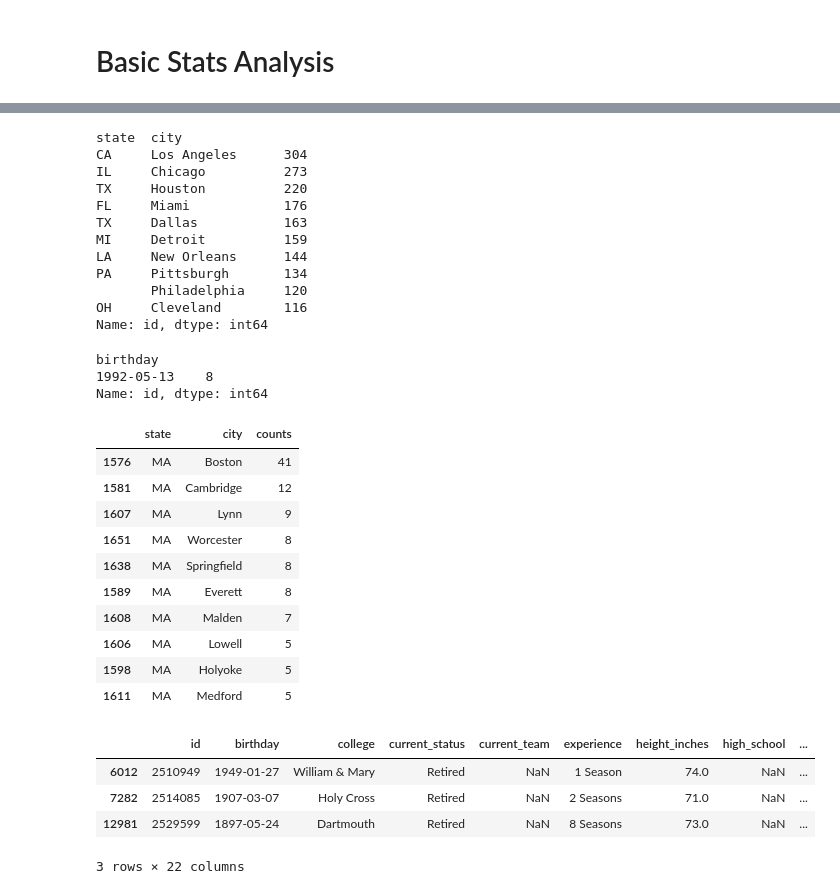
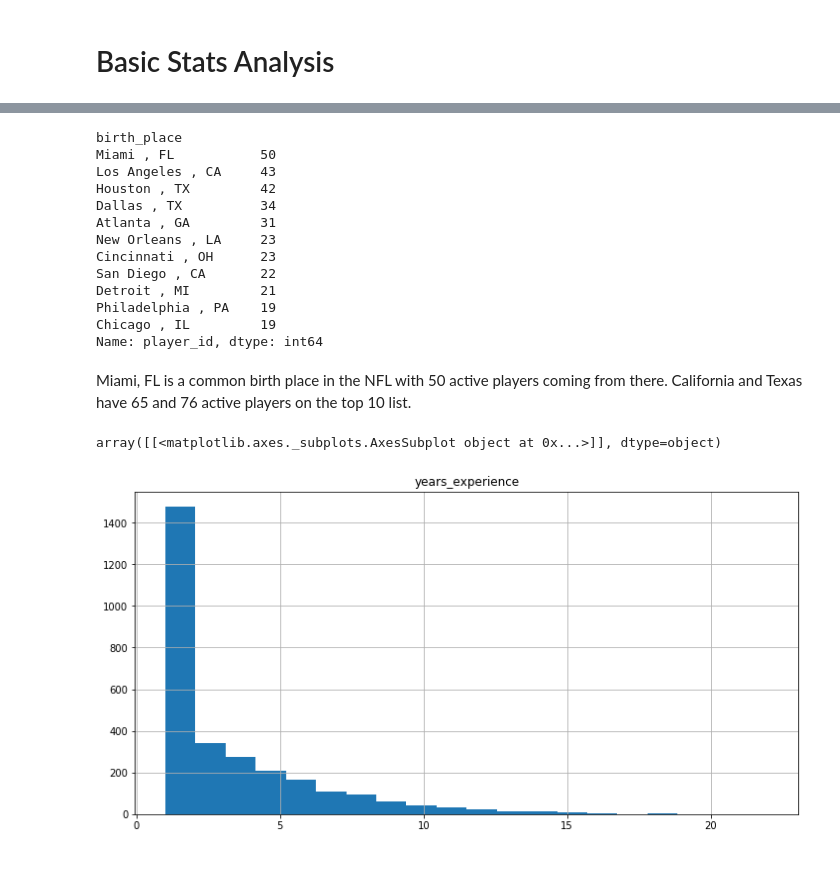
Before and after one commit to ccentola/nfl-eda, a Jupyter notebook: basic_stats_analysis.ipynb, the cells around one changed output, grey strips where cells are left out. Drawn from its saved outputs; the diff is of its cells as text; code cells hidden in the pictures; blank space fills up the shorter version.

```diff
--- a/basic_stats_analysis.ipynb
+++ b/basic_stats_analysis.ipynb
@@ -61,48 +256,25 @@ Name: id, dtype: int64
 # %%
-# top 10 city/state combinations
-df.groupby(['state', 'city'])['id'].count().sort_values(ascending=False).head(10)
+# popular birth places
+df.groupby('birth_place')['player_id'].count().sort_values(ascending=False)[0:11]
 # %% [output]
-state  city
-CA     Los Angeles      304
-IL     Chicago          273
-TX     Houston          220
-FL     Miami            176
-TX     Dallas           163
-MI     Detroit          159
-LA     New Orleans      144
-PA     Pittsburgh       134
-       Philadelphia     120
-OH     Cleveland        116
-Name: id, dtype: int64
+birth_place
+Miami , FL           50
+Los Angeles , CA     43
+Houston , TX         42
+Dallas , TX          34
+Atlanta , GA         31
+New Orleans , LA     23
+Cincinnati , OH      23
+San Diego , CA       22
+Detroit , MI         21
+Philadelphia , PA    19
+Chicago , IL         19
+Name: player_id, dtype: int64
-# %%
-# most common birthday
-df.groupby('birthday')['id'].count().sort_values(ascending=False).head(1)
-# %% [output]
-birthday
-1992-05-13    8
-Name: id, dtype: int64
-# %%
-# top 10 MA cities
-df2 = df.groupby(['state','city']).size().reset_index(name='counts')
-df2[df2['state'] == 'MA'].sort_values('counts',ascending=False).head(10)
-# %% [output]
-|  | state | city | counts |
-| 1576 | MA | Boston | 41 |
-| 1581 | MA | Cambridge | 12 |
-| 1607 | MA | Lynn | 9 |
-| 1651 | MA | Worcester | 8 |
-| 1638 | MA | Springfield | 8 |
-| 1589 | MA | Everett | 8 |
-| 1608 | MA | Malden | 7 |
-| 1606 | MA | Lowell | 5 |
-| 1598 | MA | Holyoke | 5 |
-| 1611 | MA | Medford | 5 |
-# %%
-# players from waltham, ma
-df[(df['state'] == 'MA') & (df['city'] == 'Waltham ')]
-# %% [output]
-|  | id | birthday | college | current_status | current_team | experience | height_inches | high_school | ... |
-| 6012 | 2510949 | 1949-01-27 | William & Mary | Retired | NaN | 1 Season | 74.0 | NaN | ... |
-| 7282 | 2514085 | 1907-03-07 | Holy Cross | Retired | NaN | 2 Seasons | 71.0 | NaN | ... |
-| 12981 | 2529599 | 1897-05-24 | Dartmouth | Retired | NaN | 8 Seasons | 73.0 | NaN | ... |
-3 rows × 22 columns
+# %% [markdown]
+Miami, FL is a common birth place in the NFL with 50 active players coming from there. California and Texas have 65 and 76 active players on the top 10 list.
+# %%
+# experience distribution
+df.hist('years_experience',bins=20,figsize=(12,6))
+# %% [output]
+array([[<matplotlib.axes._subplots.AxesSubplot object at 0x...>]], dtype=object)
+[figure, added]
```
Also changed, not shown: parts of 21 cells of this notebook, 2 other files.
